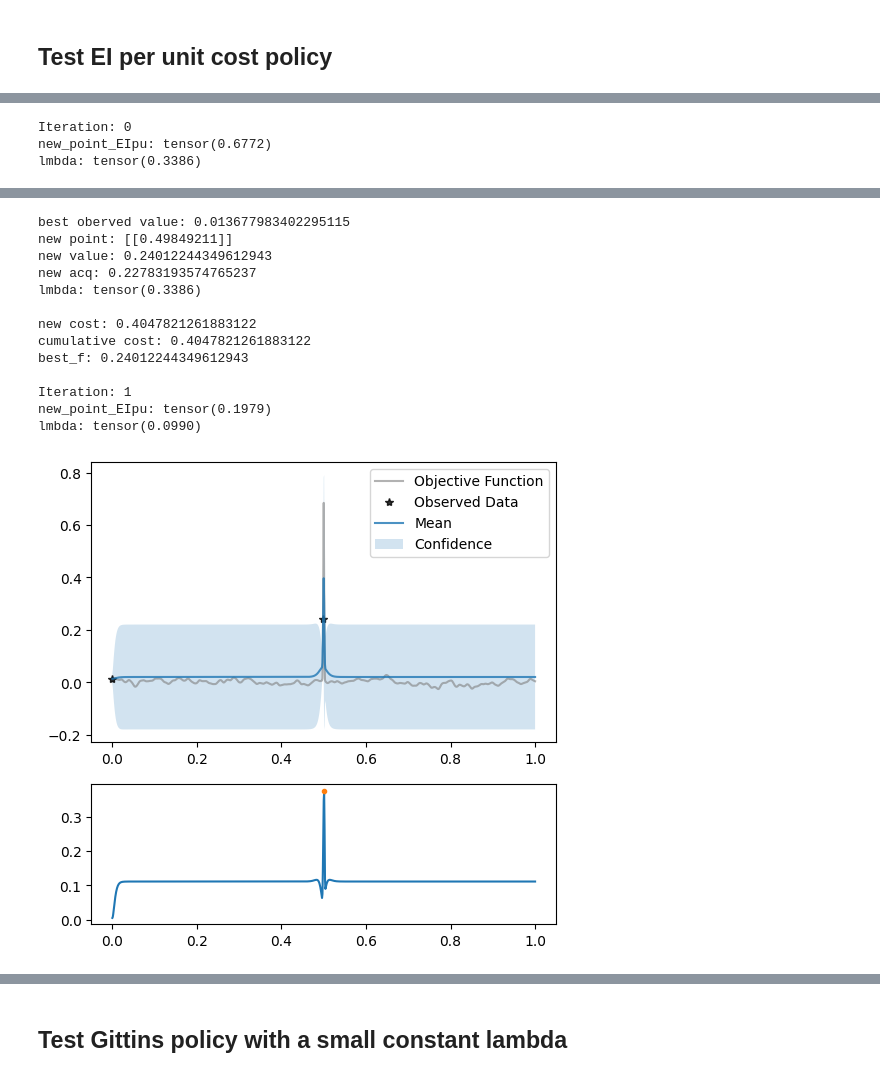
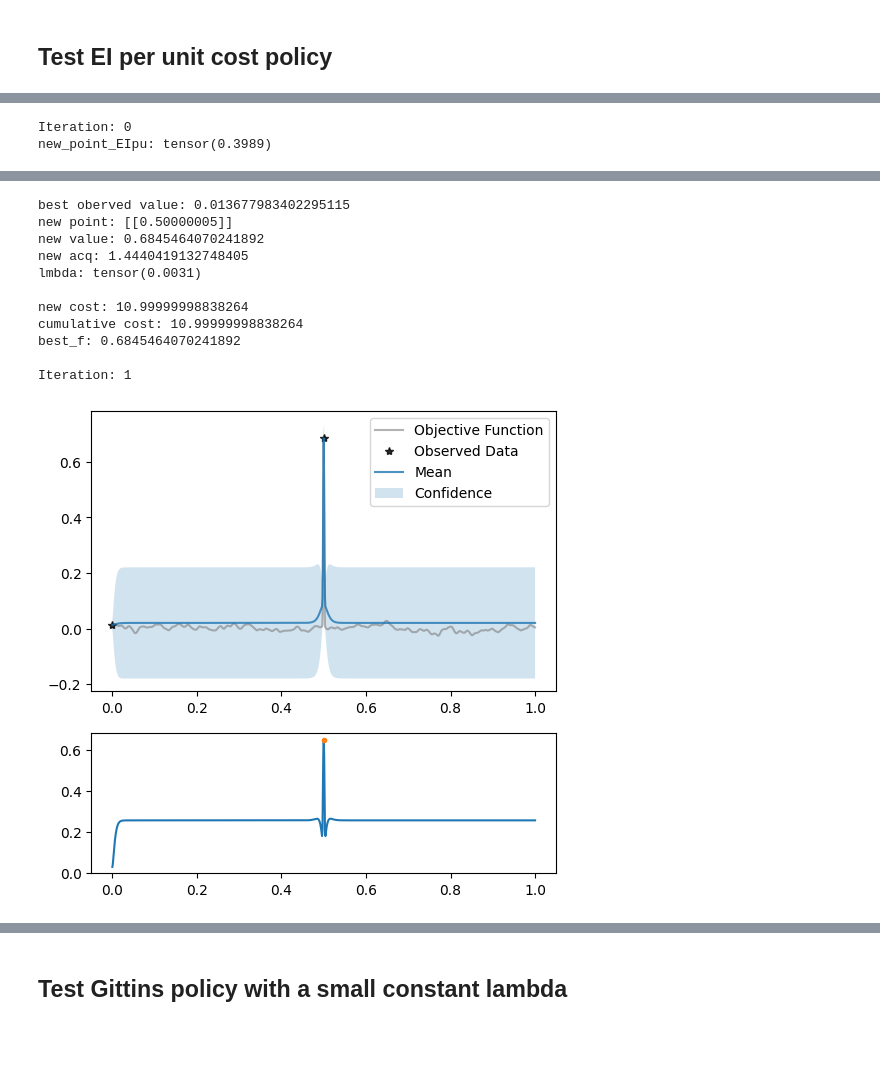
Before and after one commit to QianJaneXie/PandoraBayesOpt, a Jupyter notebook: notebooks/Variable Amplitude.ipynb, the cells around one changed output, grey strips where cells are left out. Cells and saved outputs as stored; diff of their text form; code cells hidden in the pictures; blank space fills up the shorter version.

```diff
--- a/notebooks/Variable Amplitude.ipynb
+++ b/notebooks/Variable Amplitude.ipynb
@@ -15,7 +15,7 @@ The continuous amplitude function and the continuous cost function are construct
 import matplotlib.pyplot as plt
 # Define typical small values for epsilon and delta, and a moderate value for K
 epsilon = 0.1
-delta = 0.05
+delta = 10
 amplitude_function_width = 0.001
 cost_function_width = 0.001
 
@@ -173,7 +173,14 @@ from botorch.acquisition import ExpectedImprovement
 from botorch.optim import optimize_acqf
 from gpytorch.kernels import MaternKernel
 
-x = torch.zeros(dim).unsqueeze(1)
+torch.manual_seed(seed)
+matern_sample = create_objective_function(dim=dim, nu=nu, lengthscale=lengthscale, outputscale=outputscale, num_rff_features=num_rff_features)
+def objective_function(x):
+    return matern_sample(x) * amplitude_function(x)
+
+global_optimum_point, global_optimum_value = find_global_optimum(objective=objective_function, dim=dim, maximize=maximize)
+
+x = torch.zeros(dim).unsqueeze(0)
 y = objective_function(x)
 print("initial x:", x)
 print("initial y:", y)
@@ -456,11 +578,19 @@ cumulative cost: 1.2221528552718794
 # %%
-x = torch.zeros(dim).unsqueeze(1)
+from pandora_bayesopt.acquisition import GittinsIndex
+torch.manual_seed(seed)
+matern_sample = create_objective_function(dim=dim, nu=nu, lengthscale=lengthscale, outputscale=outputscale, num_rff_features=num_rff_features)
+def objective_function(x):
+    return matern_sample(x) * amplitude_function(x)
+
+global_optimum_point, global_optimum_value = find_global_optimum(objective=objective_function, dim=dim, maximize=maximize)
+
+x = torch.zeros(dim).unsqueeze(0)
 y = objective_function(x)
 best_f = y.max().detach().numpy() if maximize else y.min().detach().numpy()
 
-GIfree_best = [best_f] # This will store the best value
+GIdecay_best = [best_f] # This will store the best value
 cumulative_cost = 0
-GIfree_cumulative_cost_history = [0]
+GIdecay_cumulative_cost_history = [0]
 
 i = 0
 while True:
@@ -470,7 +600,7 @@ while True:
     # Fit the model
     model = fit_gp_model(x, y, kernel)
 
-    if i == 0 or new_point_GI.item() < best_f:
+    if i == 0 or new_point_GIdecay.item() < best_f:
 
         # Optimize EIpu
         EIpu = ExpectedImprovementWithCost(model=model, best_f=best_f, maximize=maximize, cost=cost_function)
@@ -484,23 +614,10 @@ while True:
         )
         print("new_point_EIpu:", new_point_EIpu)
 
-        # # Plot the posterior and the EIpu
-        # f, (ax1, ax2) = plt.subplots(2, 1, figsize=(6, 6), gridspec_kw={'height_ratios': [2, 1]})
-
-        # # Plot the posterior
-        # plot_posterior(ax1, objective_function, model, test_x, x, y)
-
-        # # Plot EIpu
-        # EIpu_acq = EIpu.forward(test_x.unsqueeze(1).unsqueeze(1))
-        # ax2.plot(test_x.numpy(), EIpu_acq.detach().numpy(), '-', new_point.item(), new_point_EIpu.item(), '.')
-        # plt.show()
-
-    print("lmbda:", new_point_EIpu/2)
-
     # Optimize Gittins
-    GI = GittinsIndex(model=model, lmbda=new_point_EIpu/2, maximize=maximize, cost=cost_function)
-    new_point, new_point_GI = optimize_acqf(
-        acq_function=GI,
+    GIdecay = GittinsIndex(model=model, lmbda=new_point_EIpu/128, maximize=maximize, cost=cost_function)
+    new_point, new_point_GIdecay = optimize_acqf(
+        acq_function=GIdecay,
         bounds=torch.tensor([[0.0], [1.0]], dtype=torch.float64),
         q=1,
         num_restarts=20,
@@ -517,15 +634,15 @@ while True:
     plot_posterior(ax1, objective_function, model, test_x, x, y)
 
     # Plot Gittins
-    GI_acq = GI.forward(test_x.unsqueeze(1).unsqueeze(1))
-    ax2.plot(test_x.numpy(), GI_acq.detach().numpy(), '-', new_point.item(), new_point_GI.item(), '.')
+    GIdecay_acq = GIdecay.forward(test_x.unsqueeze(1).unsqueeze(1))
+    ax2.plot(test_x.numpy(), GIdecay_acq.detach().numpy(), '-', new_point.item(), new_point_GIdecay.item(), '.')
     plt.show()
 
     print("best oberved value:", best_f)
     print("new point:", new_point.detach().numpy())
     print("new value:", new_value.item())
-    print("new acq:", new_point_GI.item())
-    print("lmbda:", new_point_EIpu/2)
+    print("new acq:", new_point_GIdecay.item())
+    print("lmbda:", new_point_EIpu/128)
     print()
 
     # Add the new data
@@ -536,14 +653,14 @@ while True:
         best_f = max(best_f, new_value.item())
     else:
         best_f = min(best_f, new_value.item())
-    GIfree_best.append(best_f)
+    GIdecay_best.append(best_f)
 
     cumulative_cost += cost_function(new_point).item()
     print("new cost:", cost_function(new_point).item())
     print("cumulative cost:", cumulative_cost)
     print("best_f:", best_f)
     print()
-    GIfree_cumulative_cost_history.append(cumulative_cost)
+    GIdecay_cumulative_cost_history.append(cumulative_cost)
 
     if cumulative_cost > budget:
         break
@@ -551,5 +668,4 @@ while True:
     i = i + 1
 # %% [output]
 Iteration: 0
-new_point_EIpu: tensor(0.6772)
-lmbda: tensor(0.3386)
+new_point_EIpu: tensor(0.3989)
@@ -557,14 +673,12 @@ lmbda: tensor(0.3386)
 best oberved value: 0.013677983402295115
-new point: [[0.49849211]]
-new value: 0.24012244349612943
-new acq: 0.22783193574765237
-lmbda: tensor(0.3386)
+new point: [[0.50000005]]
+new value: 0.6845464070241892
+new acq: 1.4440419132748405
+lmbda: tensor(0.0031)
 
-new cost: 0.4047821261883122
-cumulative cost: 0.4047821261883122
-best_f: 0.24012244349612943
+new cost: 10.99999998838264
+cumulative cost: 10.99999998838264
+best_f: 0.6845464070241892
 
 Iteration: 1
-new_point_EIpu: tensor(0.1979)
-lmbda: tensor(0.0990)
-[figure, old version]
+[figure, new version]
```
Also changed, not shown: parts of 13 cells of this notebook, 8 other files.
